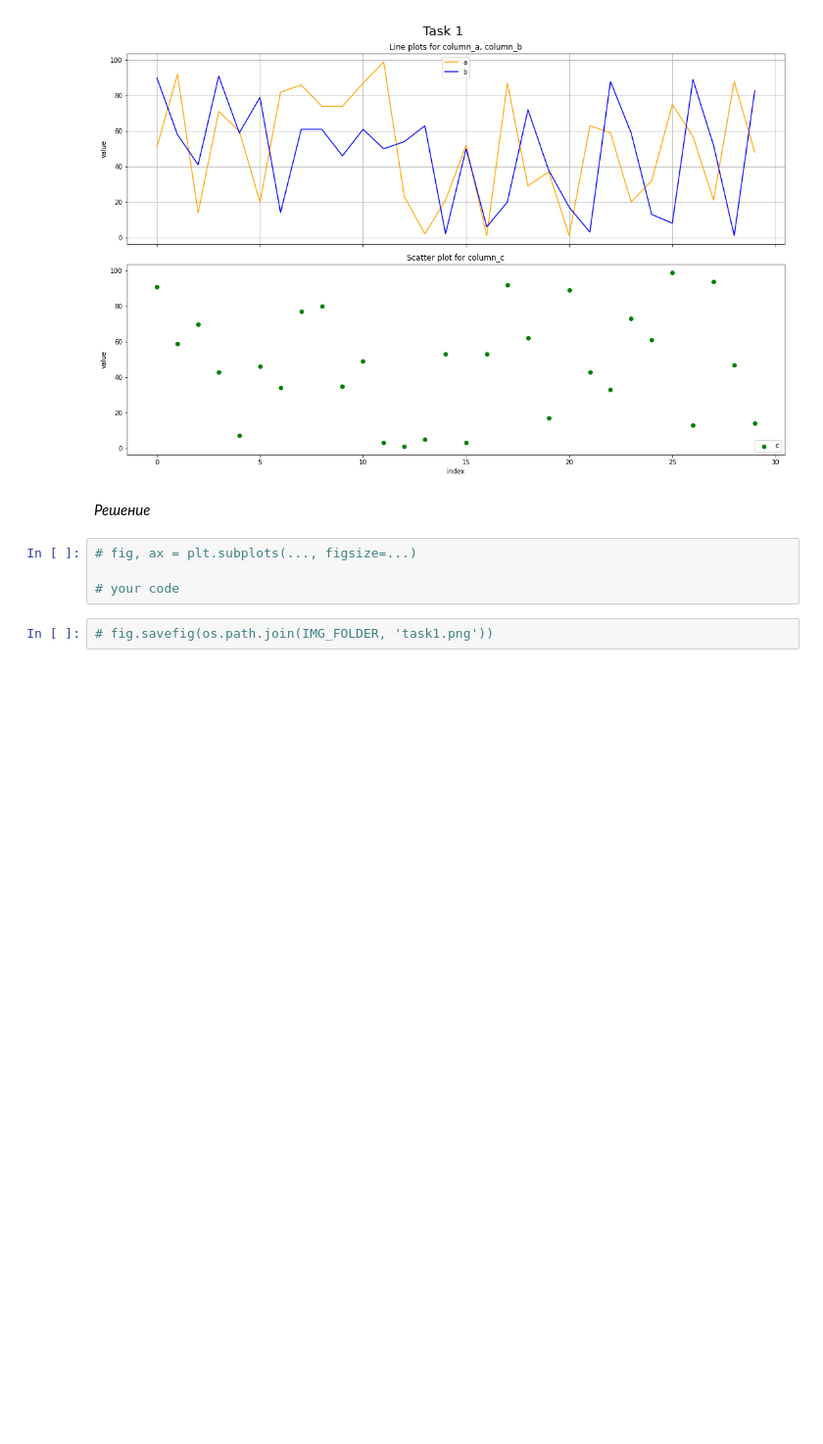
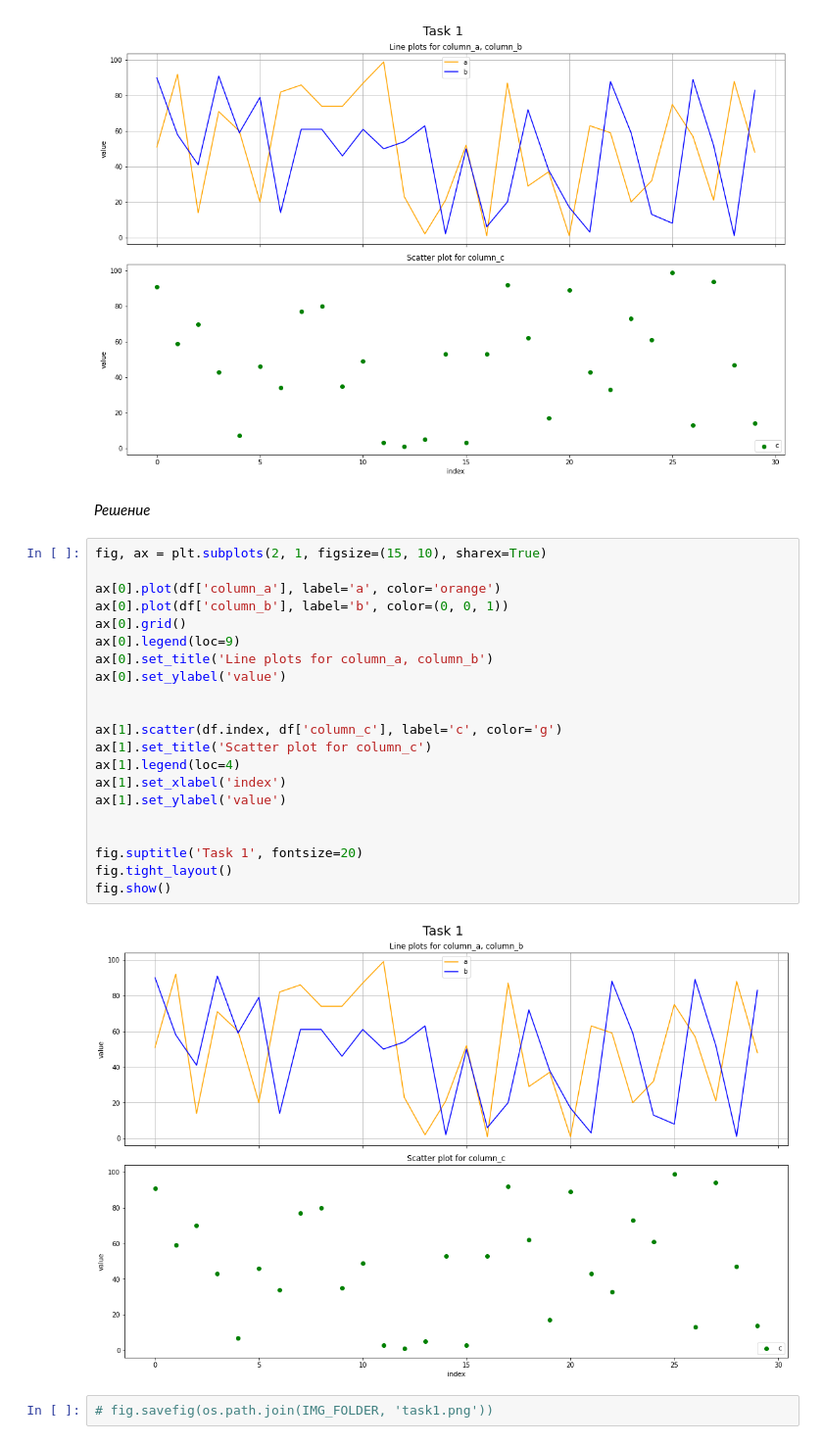
Before and after one commit to sanityseeker/lspy-2023, a Jupyter notebook: seminar_plots.ipynb, the cells around one changed output. Shown at 98% size. Cells and saved outputs as stored; diff of their text form; blank space fills up the shorter version.

```diff
--- a/seminar_plots.ipynb
+++ b/seminar_plots.ipynb
@@ -182,9 +238,28 @@ Image(filename=os.path.join(IMG_FOLDER,'task1.png'))
 # %% [markdown]
 *Решение*
 # %%
-# fig, ax = plt.subplots(..., figsize=...)
+fig, ax = plt.subplots(2, 1, figsize=(15, 10), sharex=True)
 
-# your code
+ax[0].plot(df['column_a'], label='a', color='orange')
+ax[0].plot(df['column_b'], label='b', color=(0, 0, 1))
+ax[0].grid()
+ax[0].legend(loc=9)
+ax[0].set_title('Line plots for column_a, column_b')
+ax[0].set_ylabel('value')
+
+
+ax[1].scatter(df.index, df['column_c'], label='c', color='g')
+ax[1].set_title('Scatter plot for column_c')
+ax[1].legend(loc=4)
+ax[1].set_xlabel('index')
+ax[1].set_ylabel('value')
+
+
+fig.suptitle('Task 1', fontsize=20)
+fig.tight_layout()
+fig.show()
+# %% [output]
+[figure, added]
 # %%
 # fig.savefig(os.path.join(IMG_FOLDER, 'task1.png'))
 # %% [markdown]
```
Also changed, not shown: parts of 19 cells of this notebook, 1 other file.
